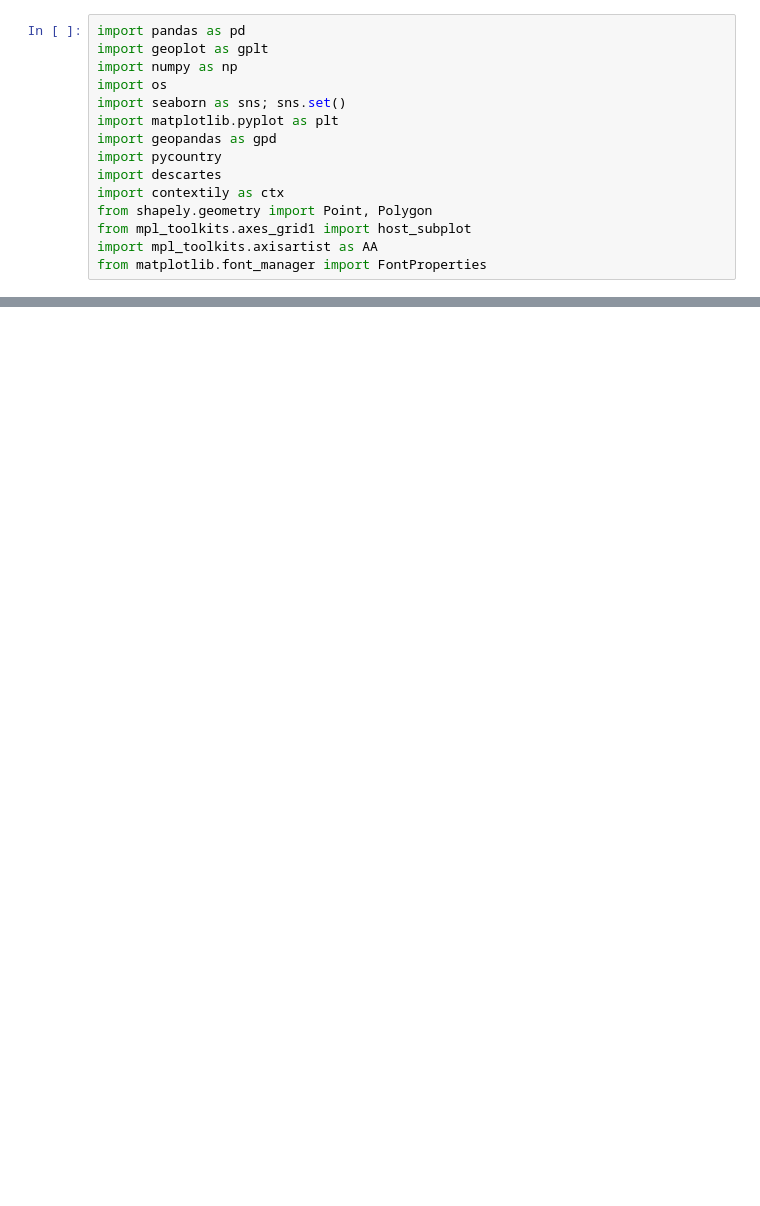
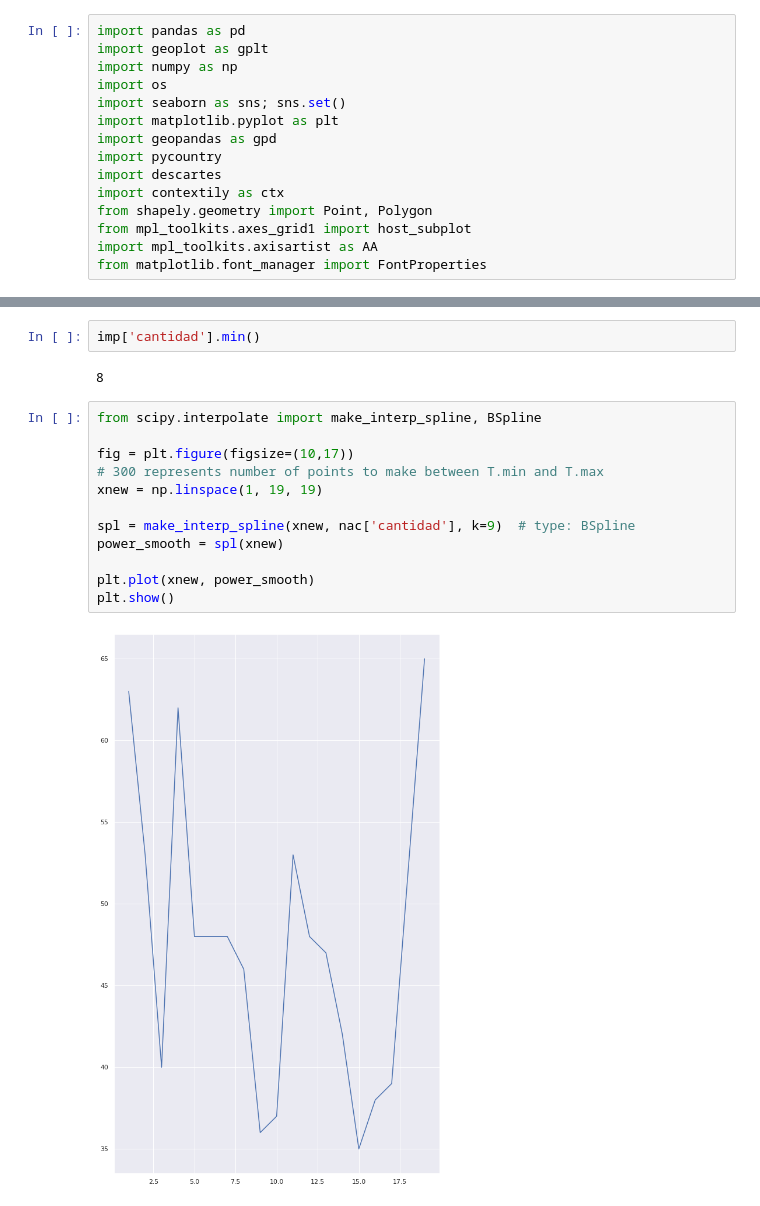
Before and after one commit to juanknebel/visualizacion-de-la-informacion-2020, a Jupyter notebook: tp2/tp2.ipynb, the cells around one changed output, grey strips where cells are left out. Drawn from its saved outputs; the diff is of its cells as text; blank space fills up the shorter version.

```diff
--- a/tp2/tp2.ipynb
+++ b/tp2/tp2.ipynb
@@ -193,0 +90,18 @@ plt.show()
+# %%
+imp['cantidad'].min()
+# %% [output]
+8
+# %%
+from scipy.interpolate import make_interp_spline, BSpline
+
+fig = plt.figure(figsize=(10,17))
+# 300 represents number of points to make between T.min and T.max
+xnew = np.linspace(1, 19, 19)
+
+spl = make_interp_spline(xnew, nac['cantidad'], k=9)  # type: BSpline
+power_smooth = spl(xnew)
+
+plt.plot(xnew, power_smooth)
+plt.show()
+# %% [output]
+[figure, added]
```
Also changed, not shown: parts of 21 cells of this notebook, 4 other files.
